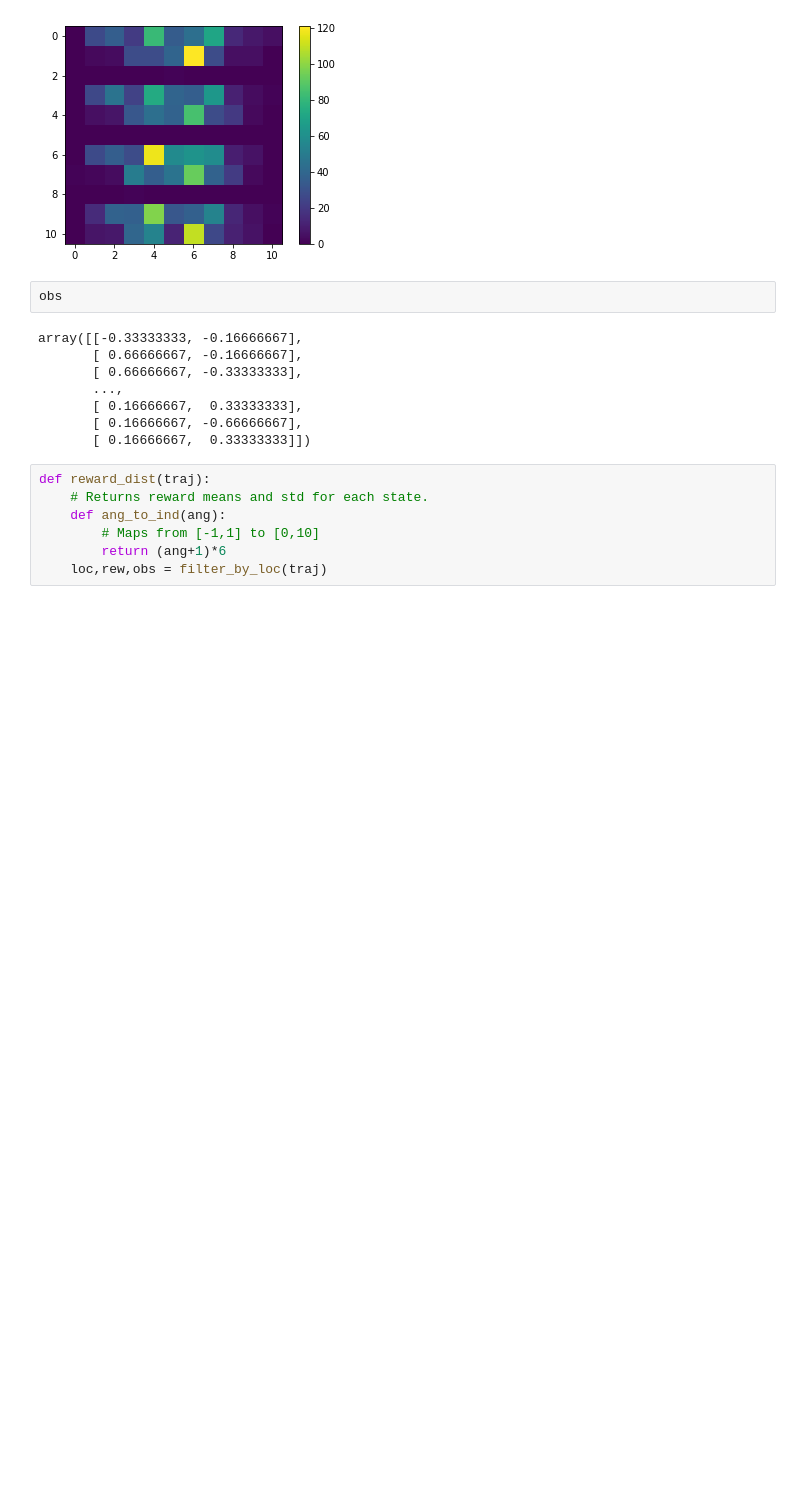
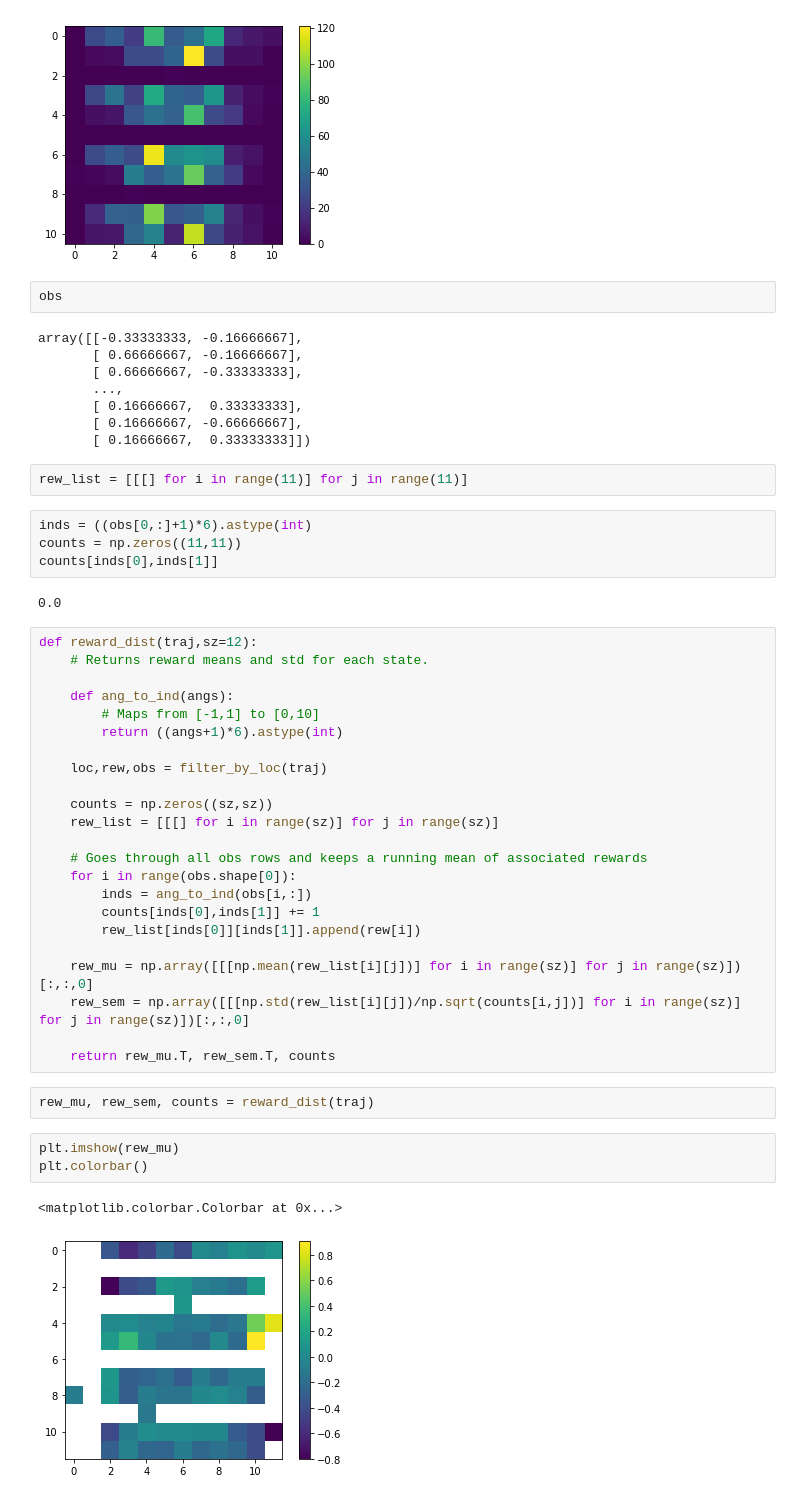
Before and after one commit to ccli3896/RLWorms, a Jupyter notebook: 10_30_model/Tests.ipynb, the cells around one changed output. Saved outputs shown, nothing was run; the diff lists cells and outputs as text; blank space fills up the shorter version.

```diff
--- a/10_30_model/Tests.ipynb
+++ b/10_30_model/Tests.ipynb
@@ -84,10 +84,42 @@ array([[-0.33333333, -0.16666667],
        [ 0.16666667,  0.33333333],
        [ 0.16666667, -0.66666667],
        [ 0.16666667,  0.33333333]])
-# %%
-def reward_dist(traj):
-    # Returns reward means and std for each state.
-    def ang_to_ind(ang):
-        # Maps from [-1,1] to [0,10]
-        return (ang+1)*6
-    loc,rew,obs = filter_by_loc(traj)
+# %%
+rew_list = [[[] for i in range(11)] for j in range(11)]
+# %%
+inds = ((obs[0,:]+1)*6).astype(int)
+counts = np.zeros((11,11))
+counts[inds[0],inds[1]]
+# %% [output]
+0.0
+# %%
+def reward_dist(traj,sz=12):
+    # Returns reward means and std for each state.
+
+    def ang_to_ind(angs):
+        # Maps from [-1,1] to [0,10]
+        return ((angs+1)*6).astype(int)
+
+    loc,rew,obs = filter_by_loc(traj)
+
+    counts = np.zeros((sz,sz))
+    rew_list = [[[] for i in range(sz)] for j in range(sz)]
+
+    # Goes through all obs rows and keeps a running mean of associated rewards
+    for i in range(obs.shape[0]):
+        inds = ang_to_ind(obs[i,:])
+        counts[inds[0],inds[1]] += 1
+        rew_list[inds[0]][inds[1]].append(rew[i])
+
+    rew_mu = np.array([[[np.mean(rew_list[i][j])] for i in range(sz)] for j in range(sz)])[:,:,0]
+    rew_sem = np.array([[[np.std(rew_list[i][j])/np.sqrt(counts[i,j])] for i in range(sz)] for j in range(sz)])[:,:,0]
+
+    return rew_mu.T, rew_sem.T, counts
+# %%
+rew_mu, rew_sem, counts = reward_dist(traj)
+# %%
+plt.imshow(rew_mu)
+plt.colorbar()
+# %% [output]
+<matplotlib.colorbar.Colorbar at 0x...>
+[figure, added]
```
Also changed, not shown: parts of 25 cells of this notebook.
